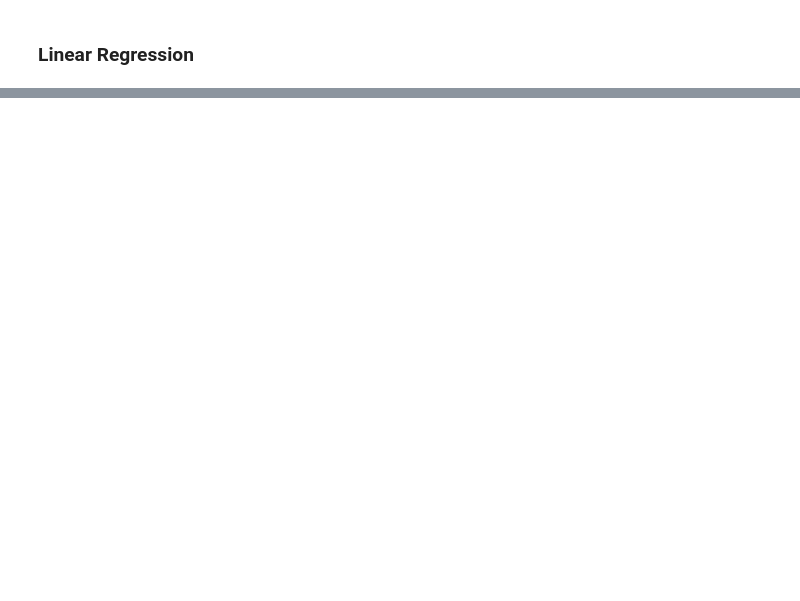
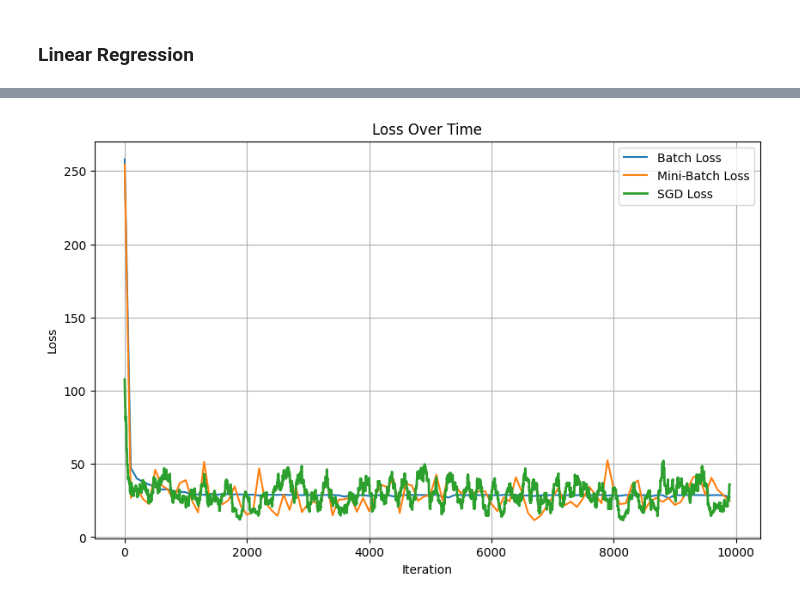
Before and after one commit to Ulixes-8/Novel-Edge-Detection-Algorithm-for-Identifying-Cell-Boundaries, a Jupyter notebook: linear_regression.ipynb, the cells around one changed output, grey strips where cells are left out. Saved outputs shown, nothing was run; the diff lists cells and outputs as text; code cells hidden in the pictures; blank space fills up the shorter version.

```diff
--- a/linear_regression.ipynb
+++ b/linear_regression.ipynb
@@ -65,0 +201,3 @@ x_input.shape
+# %%
+w_star, loss_history = minibatch_gd(X, y, batch_size=500)
+w_star_2, loss_history_2 = minibatch_gd(X, y, batch_size=64)
@@ -65,0 +222,20 @@ x_input.shape
+# %%
+import matplotlib.pyplot as plt
+
+# loss_history is the list returned by your minibatch_gd function
+# Assume it contains loss values recorded every 100 iterations
+
+iterations = range(0, len(loss_history) * 100, 100)  # Adjust the step size based on your logging interval
+
+plt.figure(figsize=(10, 6))  # Set the figure size for better readability
+plt.plot(iterations, loss_history, label='Batch Loss')
+plt.plot(iterations, loss_history_2, label='Mini-Batch Loss')
+plt.plot(smoothed_loss, label='SGD Loss', linewidth=2)
+plt.xlabel('Iteration')
+plt.ylabel('Loss')
+plt.title('Loss Over Time')
+plt.legend()
+plt.grid(True)
+plt.show()
+# %% [output]
+[figure, added]
```
Also changed, not shown: parts of 15 cells of this notebook, 5 other files.
